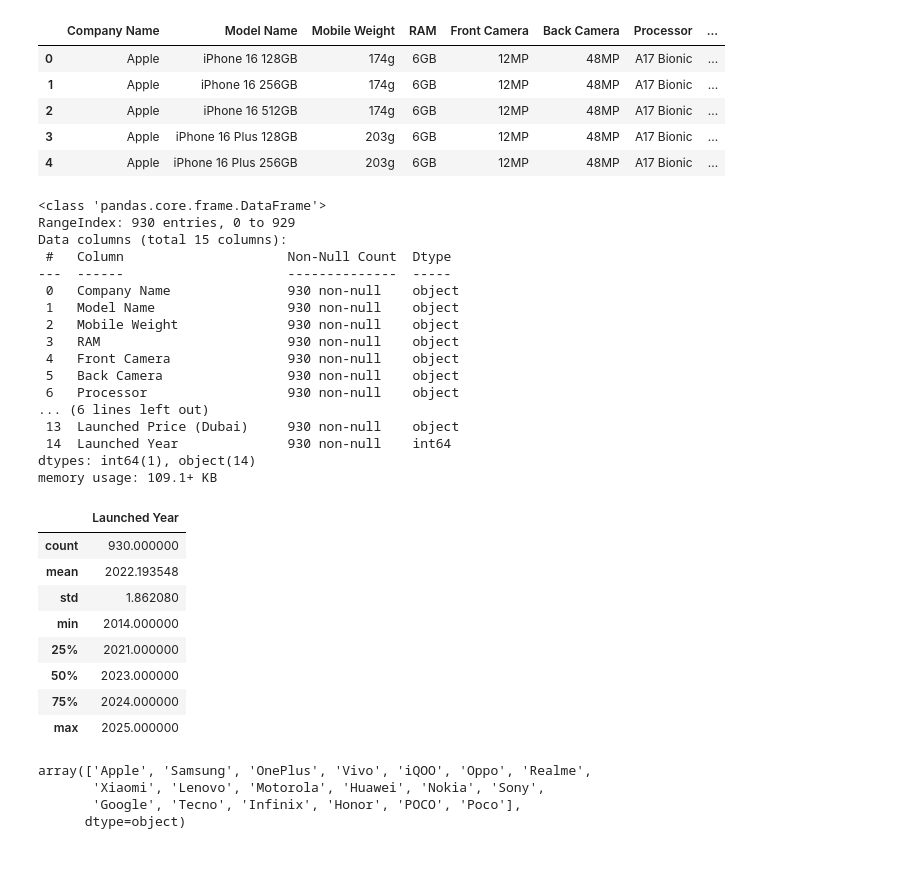
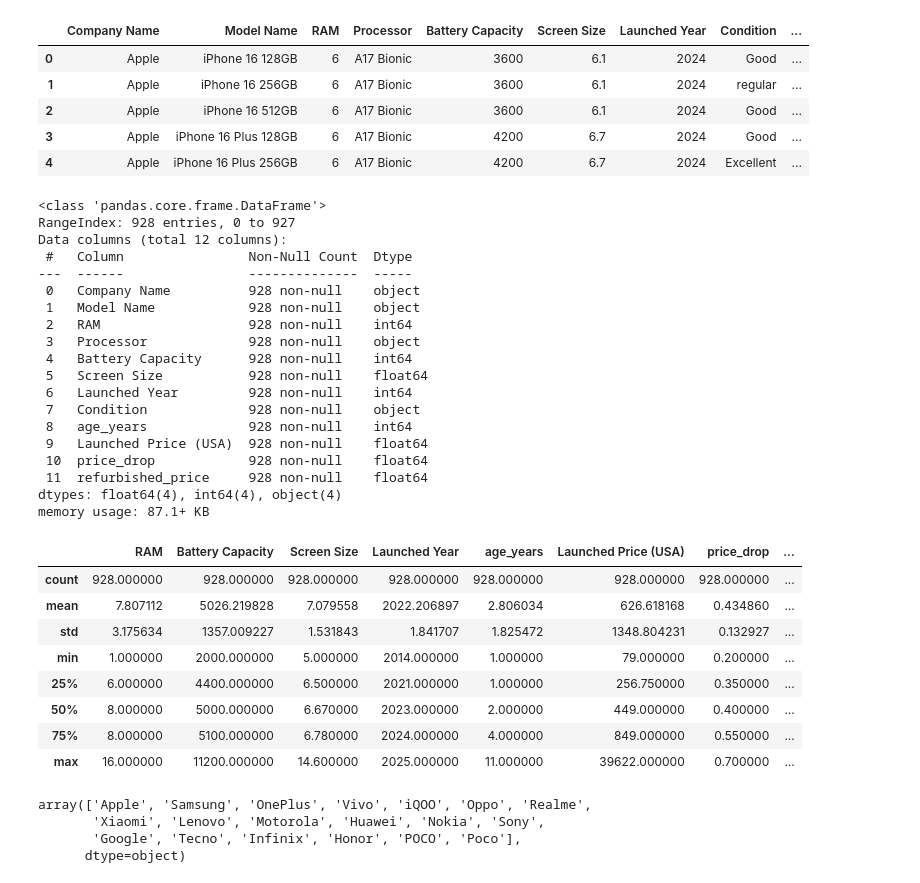
Before and after one commit to Astra-exe/predict-smartphones, a Jupyter notebook: notebooks/eda_phones.ipynb, the cells around one changed output. Cells and saved outputs as stored; diff of their text form; code cells hidden in the pictures.

```diff
--- a/notebooks/eda_phones.ipynb
+++ b/notebooks/eda_phones.ipynb
@@ -4,47 +4,49 @@ import numpy as np
 import matplotlib.pyplot as plt
 import seaborn as sns
 # %%
-df = pd.read_csv('../data/Mobiles_2025.csv', encoding='latin-1')
+df = pd.read_csv('../data/refurbished_phones.csv', encoding='latin-1')
 df.head()
 # %% [output]
-|  | Company Name | Model Name | Mobile Weight | RAM | Front Camera | Back Camera | Processor | ... |
-| 0 | Apple | iPhone 16 128GB | 174g | 6GB | 12MP | 48MP | A17 Bionic | ... |
-| 1 | Apple | iPhone 16 256GB | 174g | 6GB | 12MP | 48MP | A17 Bionic | ... |
-| 2 | Apple | iPhone 16 512GB | 174g | 6GB | 12MP | 48MP | A17 Bionic | ... |
-| 3 | Apple | iPhone 16 Plus 128GB | 203g | 6GB | 12MP | 48MP | A17 Bionic | ... |
-| 4 | Apple | iPhone 16 Plus 256GB | 203g | 6GB | 12MP | 48MP | A17 Bionic | ... |
+|  | Company Name | Model Name | RAM | Processor | Battery Capacity | Screen Size | Launched Year | Condition | ... |
+| 0 | Apple | iPhone 16 128GB | 6 | A17 Bionic | 3600 | 6.1 | 2024 | Good | ... |
+| 1 | Apple | iPhone 16 256GB | 6 | A17 Bionic | 3600 | 6.1 | 2024 | regular | ... |
+| 2 | Apple | iPhone 16 512GB | 6 | A17 Bionic | 3600 | 6.1 | 2024 | Good | ... |
+| 3 | Apple | iPhone 16 Plus 128GB | 6 | A17 Bionic | 4200 | 6.7 | 2024 | Good | ... |
+| 4 | Apple | iPhone 16 Plus 256GB | 6 | A17 Bionic | 4200 | 6.7 | 2024 | Excellent | ... |
 # %%
 df.info()
 # %% [output]
 <class 'pandas.core.frame.DataFrame'>
-RangeIndex: 930 entries, 0 to 929
-Data columns (total 15 columns):
- #   Column                     Non-Null Count  Dtype
----  ------                     --------------  -----
- 0   Company Name               930 non-null    object
- 1   Model Name                 930 non-null    object
- 2   Mobile Weight              930 non-null    object
- 3   RAM                        930 non-null    object
- 4   Front Camera               930 non-null    object
- 5   Back Camera                930 non-null    object
- 6   Processor                  930 non-null    object
-... (6 lines left out)
- 13  Launched Price (Dubai)     930 non-null    object
- 14  Launched Year              930 non-null    int64
-dtypes: int64(1), object(14)
-memory usage: 109.1+ KB
+RangeIndex: 928 entries, 0 to 927
+Data columns (total 12 columns):
+ #   Column                Non-Null Count  Dtype
+---  ------                --------------  -----
+ 0   Company Name          928 non-null    object
+ 1   Model Name            928 non-null    object
+ 2   RAM                   928 non-null    int64
+ 3   Processor             928 non-null    object
+ 4   Battery Capacity      928 non-null    int64
+ 5   Screen Size           928 non-null    float64
+ 6   Launched Year         928 non-null    int64
+ 7   Condition             928 non-null    object
+ 8   age_years             928 non-null    int64
+ 9   Launched Price (USA)  928 non-null    float64
+ 10  price_drop            928 non-null    float64
+ 11  refurbished_price     928 non-null    float64
+dtypes: float64(4), int64(4), object(4)
+memory usage: 87.1+ KB
 # %%
 df.describe()
 # %% [output]
-|  | Launched Year |
-| count | 930.000000 |
-| mean | 2022.193548 |
-| std | 1.862080 |
-| min | 2014.000000 |
-| 25% | 2021.000000 |
-| 50% | 2023.000000 |
-| 75% | 2024.000000 |
-| max | 2025.000000 |
+|  | RAM | Battery Capacity | Screen Size | Launched Year | age_years | Launched Price (USA) | price_drop | ... |
+| count | 928.000000 | 928.000000 | 928.000000 | 928.000000 | 928.000000 | 928.000000 | 928.000000 | ... |
+| mean | 7.807112 | 5026.219828 | 7.079558 | 2022.206897 | 2.806034 | 626.618168 | 0.434860 | ... |
+| std | 3.175634 | 1357.009227 | 1.531843 | 1.841707 | 1.825472 | 1348.804231 | 0.132927 | ... |
+| min | 1.000000 | 2000.000000 | 5.000000 | 2014.000000 | 1.000000 | 79.000000 | 0.200000 | ... |
+| 25% | 6.000000 | 4400.000000 | 6.500000 | 2021.000000 | 1.000000 | 256.750000 | 0.350000 | ... |
+| 50% | 8.000000 | 5000.000000 | 6.670000 | 2023.000000 | 2.000000 | 449.000000 | 0.400000 | ... |
+| 75% | 8.000000 | 5100.000000 | 6.780000 | 2024.000000 | 4.000000 | 849.000000 | 0.550000 | ... |
+| max | 16.000000 | 11200.000000 | 14.600000 | 2025.000000 | 11.000000 | 39622.000000 | 0.700000 | ... |
 # %%
 df['Company Name'].unique()
 # %% [output]
```
Also changed, not shown: parts of 2 cells of this notebook.
